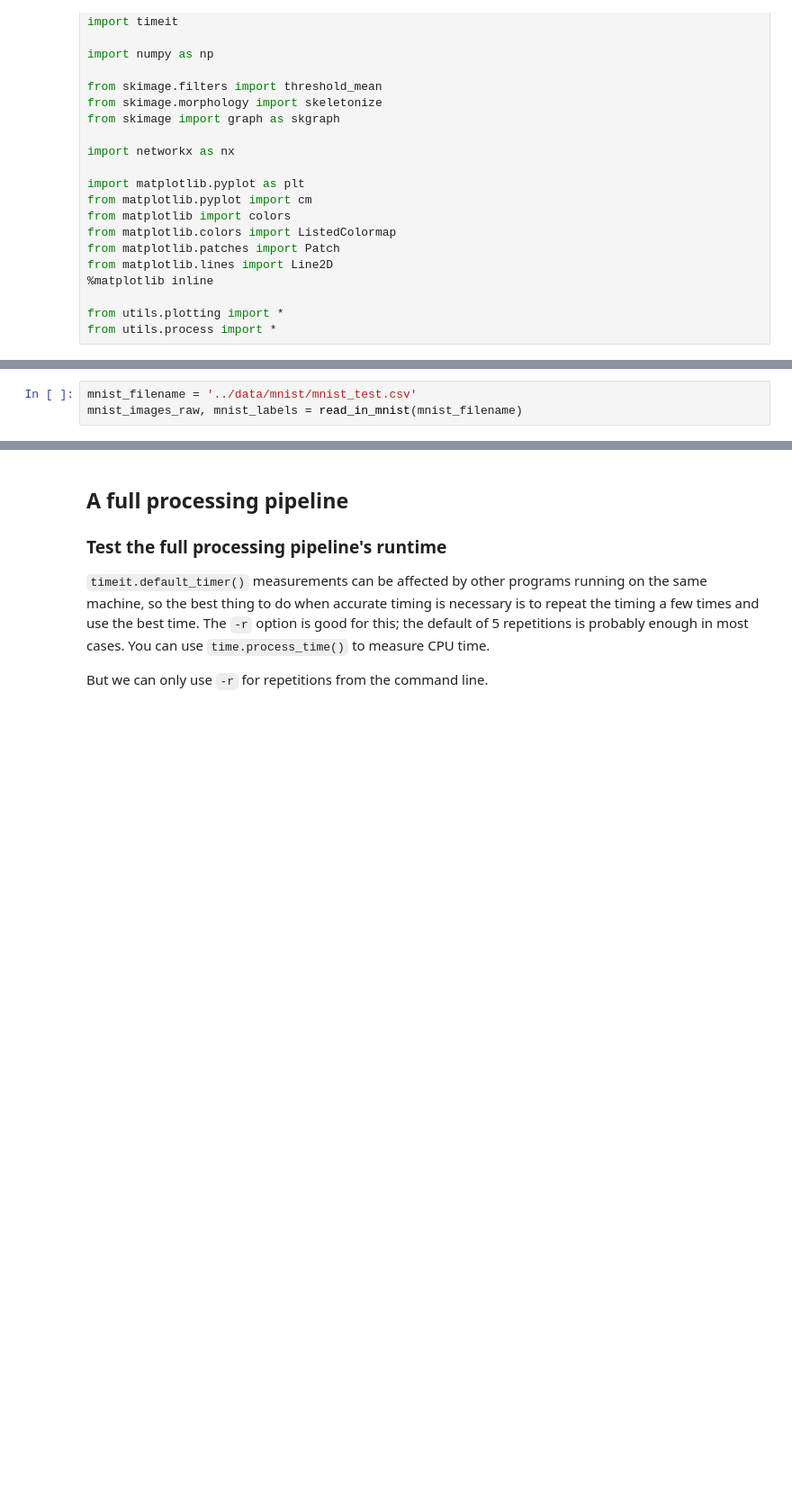
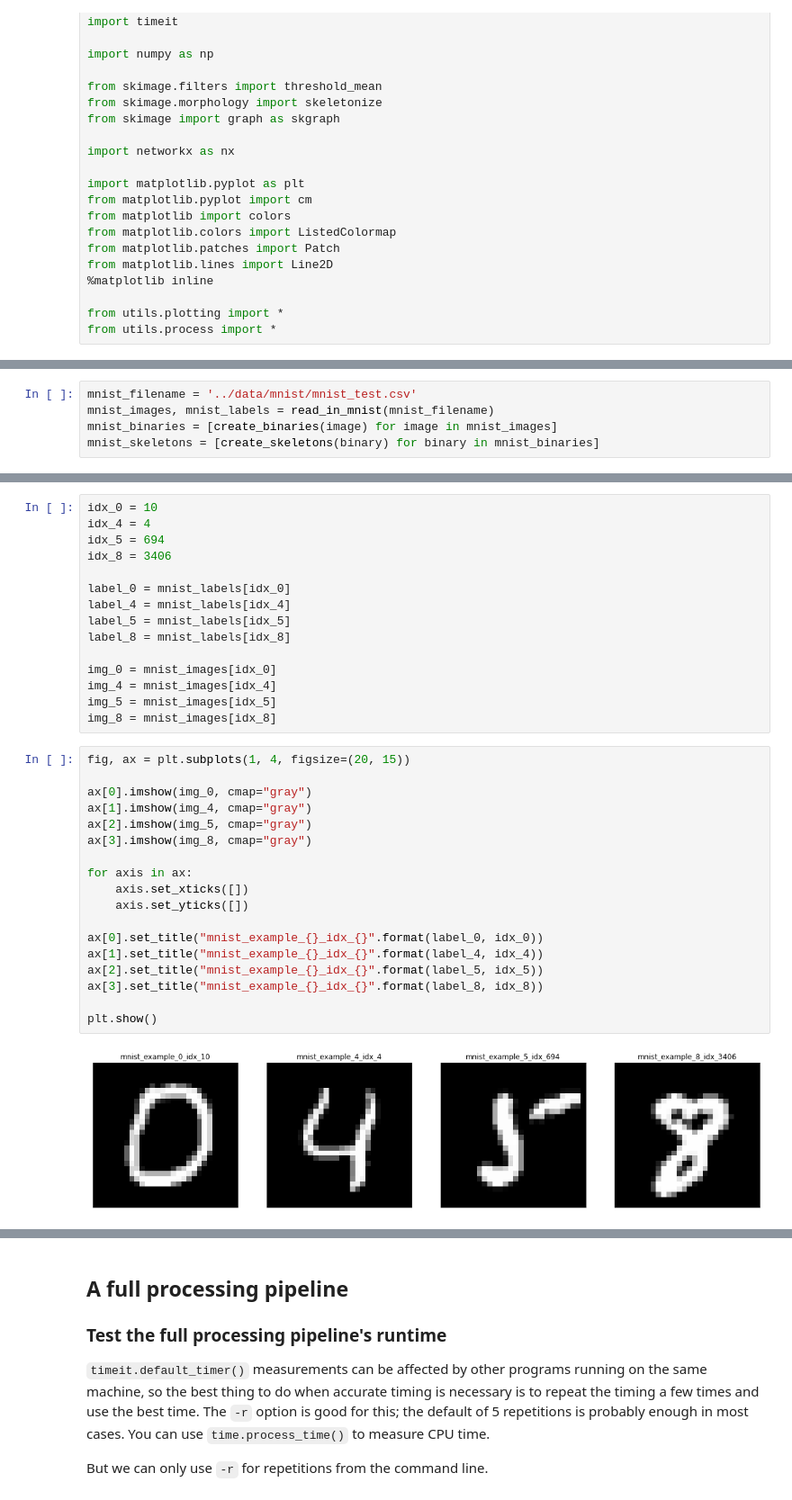
Before and after one commit to GeoAIR-lab/TGGLinesPlus, a Jupyter notebook: notebooks/2_path_segmentation.ipynb, the cells around one changed output, grey strips where cells are left out. Shown: that part at 90% size. Drawn from its saved outputs; the diff is of its cells as text; blank space fills up the shorter version.

```diff
--- a/notebooks/2_path_segmentation.ipynb
+++ b/notebooks/2_path_segmentation.ipynb
@@ -28,4 +26,6 @@ from utils.process import *
 ## Read in MNIST data
 # %%
 mnist_filename = '../data/mnist/mnist_test.csv'
-mnist_images_raw, mnist_labels = read_in_mnist(mnist_filename)
+mnist_images, mnist_labels = read_in_mnist(mnist_filename)
+mnist_binaries = [create_binaries(image) for image in mnist_images]
+mnist_skeletons = [create_skeletons(binary) for binary in mnist_binaries]
@@ -37,0 +42,35 @@ print(len(mnist_labels))
+# %%
+idx_0 = 10
+idx_4 = 4
+idx_5 = 694
+idx_8 = 3406
+
+label_0 = mnist_labels[idx_0]
+label_4 = mnist_labels[idx_4]
+label_5 = mnist_labels[idx_5]
+label_8 = mnist_labels[idx_8]
+
+img_0 = mnist_images[idx_0]
+img_4 = mnist_images[idx_4]
+img_5 = mnist_images[idx_5]
+img_8 = mnist_images[idx_8]
+# %%
+fig, ax = plt.subplots(1, 4, figsize=(20, 15))
+
+ax[0].imshow(img_0, cmap="gray")
+ax[1].imshow(img_4, cmap="gray")
+ax[2].imshow(img_5, cmap="gray")
+ax[3].imshow(img_8, cmap="gray")
+
+for axis in ax:
+    axis.set_xticks([])
+    axis.set_yticks([])
+
+ax[0].set_title("mnist_example_{}_idx_{}".format(label_0, idx_0))
+ax[1].set_title("mnist_example_{}_idx_{}".format(label_4, idx_4))
+ax[2].set_title("mnist_example_{}_idx_{}".format(label_5, idx_5))
+ax[3].set_title("mnist_example_{}_idx_{}".format(label_8, idx_8))
+
+plt.show()
+# %% [output]
+[figure, added]
```
Also changed, not shown: parts of 58 cells of this notebook, 4 other files.
